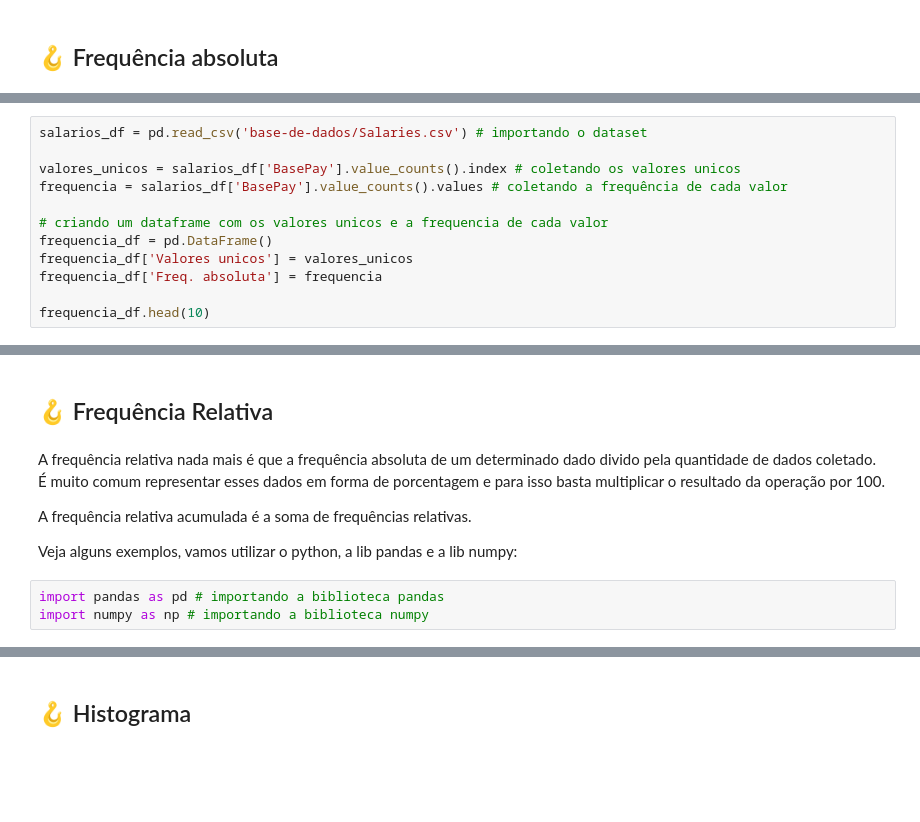
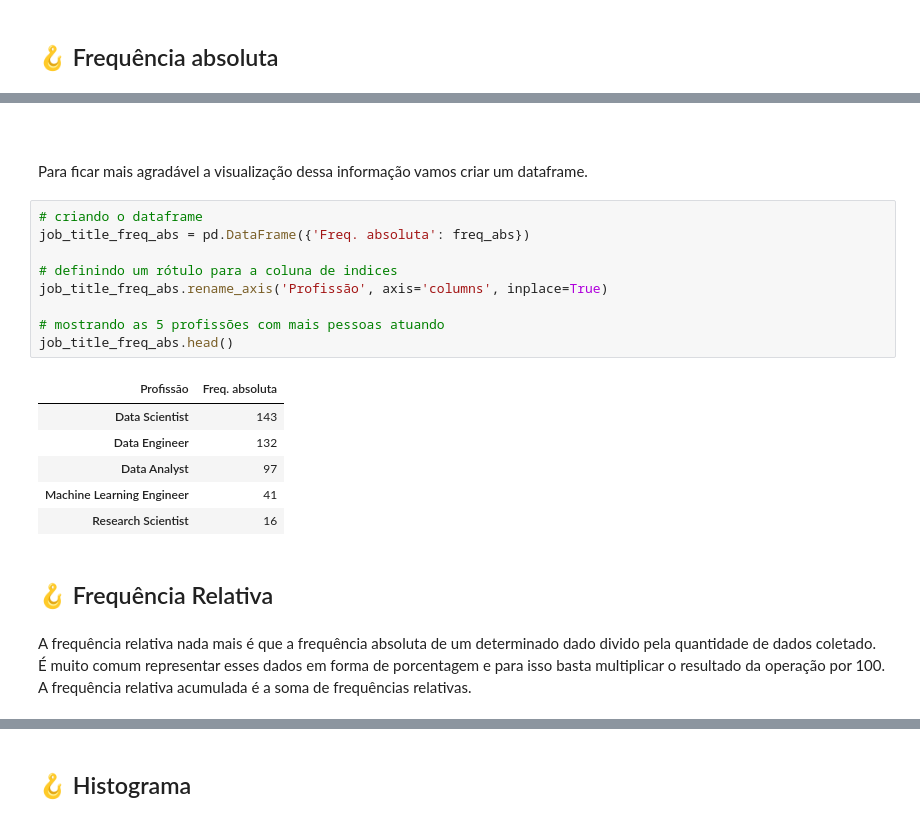
Before and after one commit to huanbarrosn/estudo_ds, a Jupyter notebook: matematica/teoria-estatistica-khan-academy/aula.ipynb, the cells around one changed output, grey strips where cells are left out. Saved outputs shown, nothing was run; the diff lists cells and outputs as text; blank space fills up the shorter version.

```diff
--- a/matematica/teoria-estatistica-khan-academy/aula.ipynb
+++ b/matematica/teoria-estatistica-khan-academy/aula.ipynb
@@ -170,12 +192,0 @@ import pandas as pd # importando a biblioteca pandas
-# %%
-salarios_df = pd.read_csv('base-de-dados/Salaries.csv') # importando o dataset
-
-valores_unicos = salarios_df['BasePay'].value_counts().index # coletando os valores unicos
-frequencia = salarios_df['BasePay'].value_counts().values # coletando a frequência de cada valor
-
-# criando um dataframe com os valores unicos e a frequencia de cada valor
-frequencia_df = pd.DataFrame()
-frequencia_df['Valores unicos'] = valores_unicos
-frequencia_df['Freq. absoluta'] = frequencia
-
-frequencia_df.head(10)
@@ -194,11 +208,24 @@ frequencia_df.head(10)
+# %% [markdown]
+ <br>
+# %% [markdown]
+Para ficar mais agradável a visualização dessa informação vamos criar um dataframe.
+# %%
+# criando o dataframe
+job_title_freq_abs = pd.DataFrame({'Freq. absoluta': freq_abs})
+
+# definindo um rótulo para a coluna de indices
+job_title_freq_abs.rename_axis('Profissão', axis='columns', inplace=True)
+
+# mostrando as 5 profissões com mais pessoas atuando
+job_title_freq_abs.head()
+# %% [output]
+| Profissão | Freq. absoluta |
+| Data Scientist | 143 |
+| Data Engineer | 132 |
+| Data Analyst | 97 |
+| Machine Learning Engineer | 41 |
+| Research Scientist | 16 |
 # %% [markdown]
 ## 🪝 Frequência Relativa
 # %% [markdown]
-A frequência relativa nada mais é que a frequência absoluta de um determinado dado divido pela quantidade de dados coletado. É muito comum representar esses dados em forma de porcentagem e para isso basta multiplicar o resultado da operação por 100.<br>
-
-A frequência relativa acumulada é a soma de frequências relativas.<br>
-
-Veja alguns exemplos, vamos utilizar o python, a lib pandas e a lib numpy:
+A frequência relativa nada mais é que a frequência absoluta de um determinado dado divido pela quantidade de dados coletado. É muito comum representar esses dados em forma de porcentagem e para isso basta multiplicar o resultado da operação por 100. A frequência relativa acumulada é a soma de frequências relativas.<br>
-# %%
-import pandas as pd # importando a biblioteca pandas
-import numpy as np # importando a biblioteca numpy
```
Also changed, not shown: parts of 77 cells of this notebook, 1 other file.
